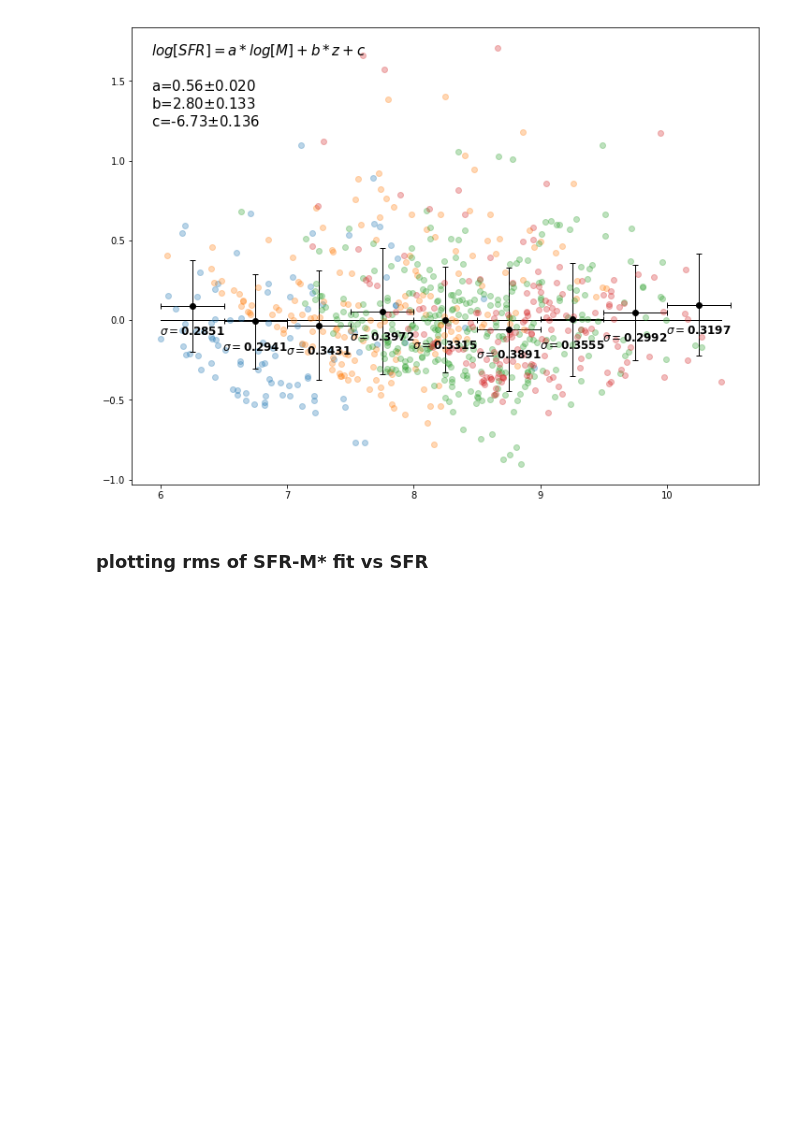
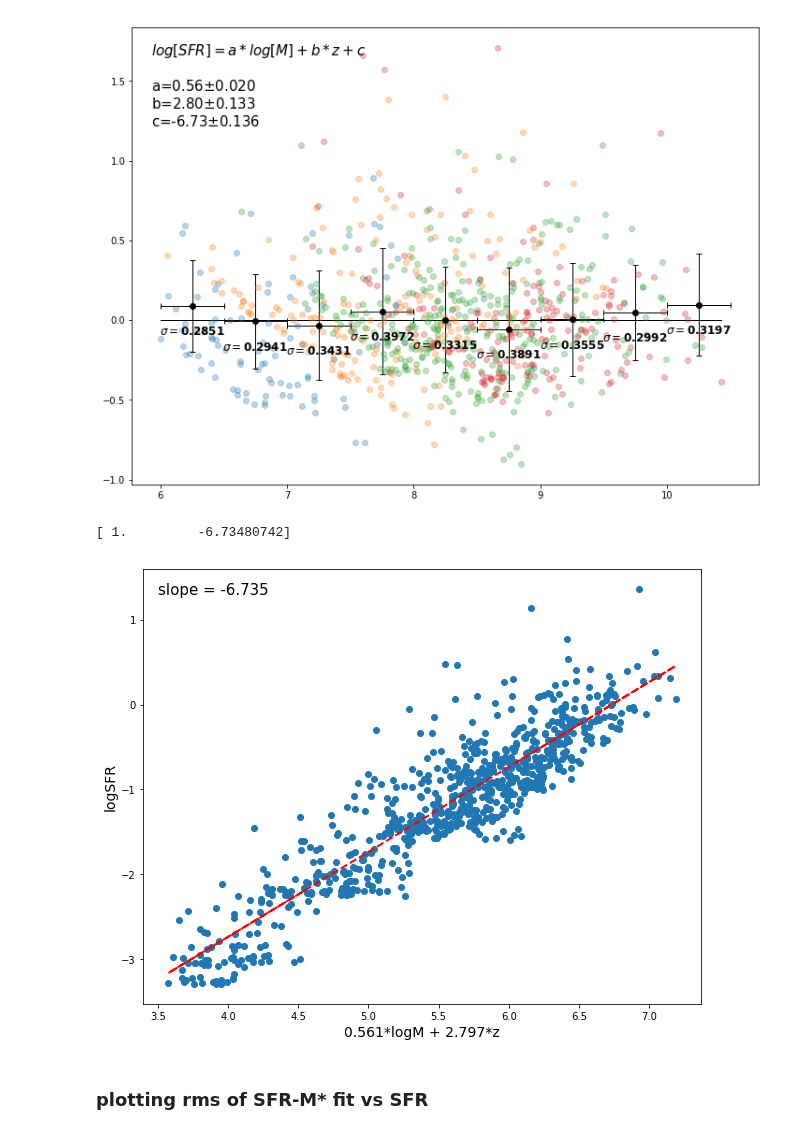
Before and after one commit to kaitshin/LowM_MainSequence, a Jupyter notebook: dispersion_fiddling.ipynb, the cells around one changed output. Saved outputs shown, nothing was run; the diff lists cells and outputs as text; code cells hidden in the pictures; blank space fills up the shorter version.

Commit message:
added some other plots

```diff
--- a/dispersion_fiddling.ipynb
+++ b/dispersion_fiddling.ipynb
@@ -288,6 +288,21 @@ f.set_size_inches(12,9)
 # %% [output]
 $log[SFR] = a*log[M] + b*z + c$
 [figure]
+# %%
+xaxis_with_z = params[0]*smass0 + params[1]*zspec0
+plt.plot(xaxis_with_z, sfrs00, 'o')
+params_z,pcov_z = curve_fit(line, xaxis_with_z, sfrs00)
+print params_z
+
+plt.plot(xaxis_with_z, line(xaxis_with_z, *params_z), 'r--', lw=2)
+plt.text(3.5,1.3,'slope = '+'%.3f'%params_z[1], fontsize=15)
+plt.xlabel('%.3f'%params[0]+'*logM + '+'%.3f'%params[1]+'*z', size=14)
+plt.ylabel('logSFR', size=14)
+
+plt.gcf().set_size_inches(10,8)
+# %% [output]
+[ 1.         -6.73480742]
+[figure, added]
 # %% [markdown]
 ### plotting rms of SFR-M\* fit vs SFR
 # %%
```
Also changed, not shown: parts of 4 cells of this notebook.
